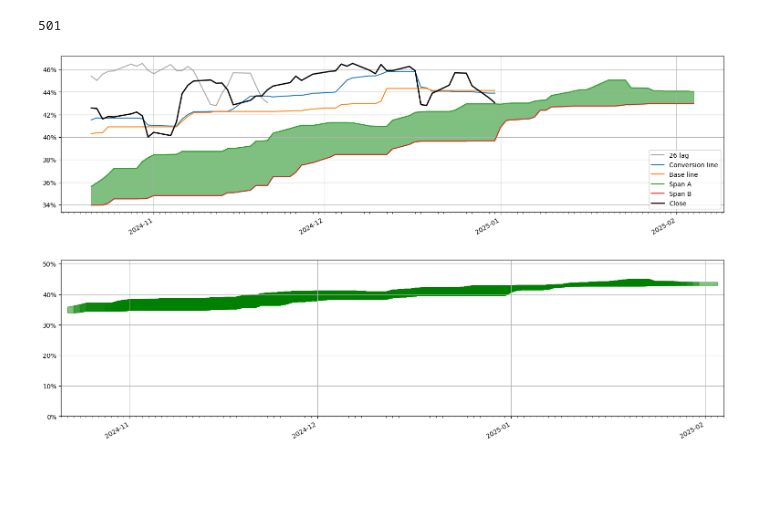
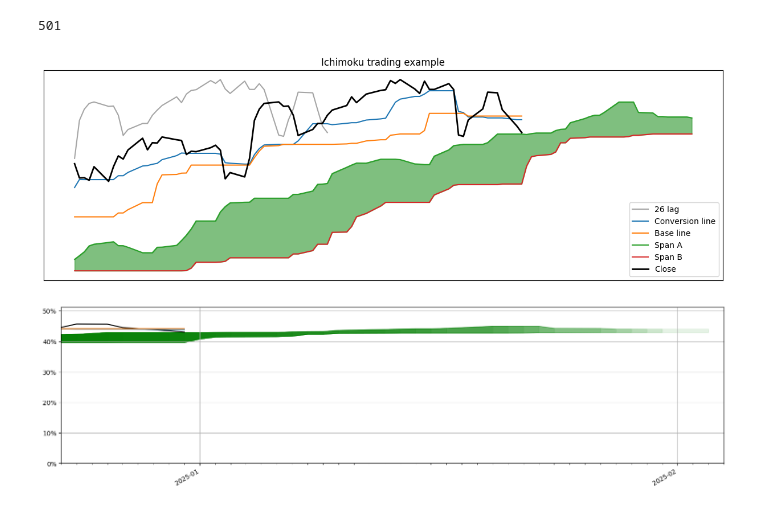
Before and after one commit to Oliver-De-Fusco/6CAP-TA-Code, a Jupyter notebook: Ichimoku.ipynb, the cells around one changed output. Cells and saved outputs as stored; diff of their text form; code cells hidden in the pictures; blank space fills up the shorter version.

```diff
--- a/Ichimoku.ipynb
+++ b/Ichimoku.ipynb
@@ -52,45 +52,51 @@ def ichimoku(data_, short=9, medium=26, long=52):
     data_["span_b"] = (((data_["cum_high_log_return"].rolling(long).max()) + (data_["cum_low_log_return"].rolling(long).min())) / 2).shift(medium)
     return data_
 # %%
-data_ichi = ichimoku(data)[-75:]
+data_ichi = ichimoku(data)[-90:]
 data_ichi *= 100
 # %% [output]
 501
 # %%
-fig, ax1 = plt.subplots(figsize=(15,4),layout='constrained')
+fig, ax1 = plt.subplots(figsize=(12,4),layout='constrained')
 
 lagged, = ax1.plot(data_ichi["chikou"], label="26 lag", color="tab:grey",alpha=0.7)
 conv, = ax1.plot(data_ichi["tenkan"], label="Conversion line", color="tab:blue")
 base, = ax1.plot(data_ichi["kijin"], label="Base line", color="tab:orange")
 fast, = ax1.plot(data_ichi["span_a"], label="Span A",color="tab:green")
 slow, = ax1.plot(data_ichi["span_b"], label="Span B",color="tab:red")
 price, = ax1.plot(data_ichi["cum_log_return"], label="Close",lw=2,color="black")
 
 plt.fill_between(data_ichi.index,data_ichi["span_a"],data_ichi["span_b"],data_ichi["span_a"] > data_ichi["span_b"],color="green",alpha=0.5)
 plt.fill_between(data_ichi.index,data_ichi["span_b"],data_ichi["span_a"],data_ichi["span_a"] < data_ichi["span_b"],color="red",alpha=0.5)
 
 ax1.yaxis.set_major_formatter(mtick.PercentFormatter())
 ax1.yaxis.set_major_formatter(mtick.PercentFormatter(decimals=0))
 # ax1.xaxis.set_major_formatter(mdates.ConciseDateFormatter(ax1.xaxis.get_major_locator()))
 # ax1.xaxis.set_major_locator(mdates.YearLocator())
 
 # ax1.xaxis.set_major_locator(mdates.YearLocator())
 ax1.xaxis.set_major_locator(mdates.MonthLocator())
-ax1.xaxis.set_minor_locator(mdates.DayLocator())
-fig.autofmt_xdate()
+# ax1.xaxis.set_minor_locator(mdates.DayLocator())
+# fig.autofmt_xdate()
 
-ax1.grid(True)
+ax1.yaxis.set_visible(False)
+ax1.xaxis.set_visible(False)
+# ax1.grid(True)
 # ax1.xaxis.set_major_formatter(mdates.ConciseDateFormatter(ax1.xaxis.get_major_locator()))
 
 ax1.legend(loc=4)
-
+plt.title("Ichimoku trading example")
 fig.show()
+fig.savefig("Ichimoku Example.png", transparent=True)
 # %% [output]
-[figure, old version]
+[figure, new version]
 # %%
 from matplotlib.animation import FuncAnimation
 import numpy as np
 # %%
+from textwrap import fill
+
+
 fig, ax1 = plt.subplots(figsize=(15,4),layout='constrained')
 total_frames = len(data_ichi)
 
@@ -111,14 +117,24 @@ fig.autofmt_xdate()
 
 ax1.grid(True)
 
+fill_artist_g = None
+fill_artist_r = None
+
 def animation(frame):
+    global fill_artist
     window = 30
     min_frame = max(0,frame - window)
 
-    # if frame > window:
-        # ax1.set_xlim(data_ichi.index[frame-window],data_ichi.index[frame])
-    # else:
-        # ax1.set_xlim(data_ichi.index[0],data_ichi.index[window])
+    if fill_artist_g is not None:
+        fill_artist_g.remove()
+
+    if fill_artist_r is not None:
+        fill_artist_r.remove()
+
+    if frame > window:
+        ax1.set_xlim(data_ichi.index[frame-window],data_ichi.index[frame])
+    else:
+        ax1.set_xlim(data_ichi.index[0],data_ichi.index[window])
 
     ax1.xaxis.set_major_locator(mdates.MonthLocator())
     ax1.xaxis.set_minor_locator(mdates.DayLocator())
@@ -134,13 +150,13 @@ def animation(frame):
     chikou.set_data(data_ichi["chikou"].index[min_frame:frame],data_ichi["chikou"][min_frame:frame].values)
 
     if frame > window:
-        ax1.fill_between(data_ichi.index[min_frame:frame],data_ichi["span_a"][min_frame:frame],data_ichi["span_b"][min_frame:frame],data_ichi["span_a"][min_frame:frame] > data_ichi["span_b"][min_frame:frame],color="green",alpha=0.5)
-        ax1.fill_between(data_ichi.index[min_frame:frame],data_ichi["span_b"][min_frame:frame],data_ichi["span_a"][min_frame:frame],data_ichi["span_a"][min_frame:frame] < data_ichi["span_b"][min_frame:frame],color="red",alpha=0.5)
+        fill_artist = ax1.fill_between(data_ichi.index[min_frame:frame],data_ichi["span_a"][min_frame:frame],data_ichi["span_b"][min_frame:frame],data_ichi["span_a"][min_frame:frame] > data_ichi["span_b"][min_frame:frame],color="green",alpha=0.1)
+        fill_artist = ax1.fill_between(data_ichi.index[min_frame:frame],data_ichi["span_b"][min_frame:frame],data_ichi["span_a"][min_frame:frame],data_ichi["span_a"][min_frame:frame] < data_ichi["span_b"][min_frame:frame],color="red",alpha=0.1)
 
 
-    return price, tenkan, kijin, chikou
+    return price, tenkan, kijin, chikou,
 
-ani = FuncAnimation(fig,func=animation, frames=total_frames,interval=100)
+ani = FuncAnimation(fig,func=animation, frames=total_frames,interval=100, blit=True)
 ani.save("animation.mp4",dpi=120,fps=24)
 # %% [output]
-[figure, old version]
+[figure, new version]
```
Also changed, not shown: parts of 1 cell of this notebook, 5 other files.
